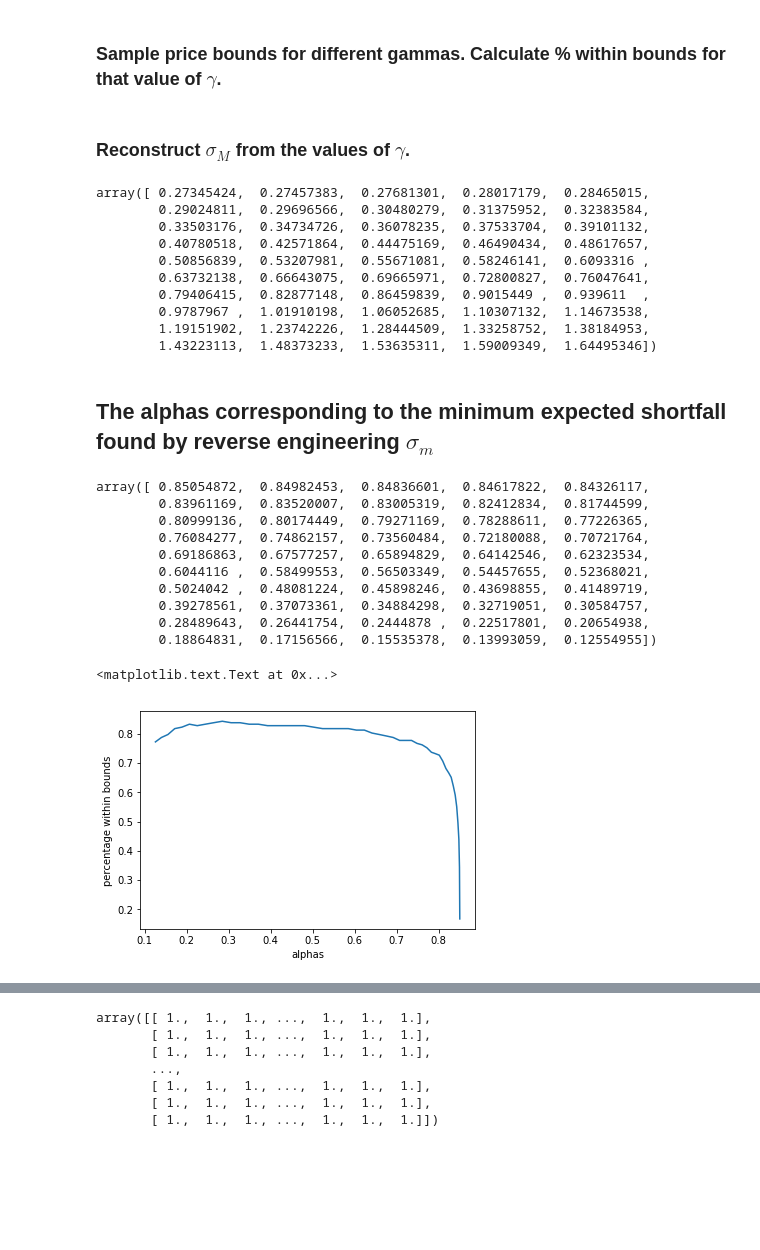
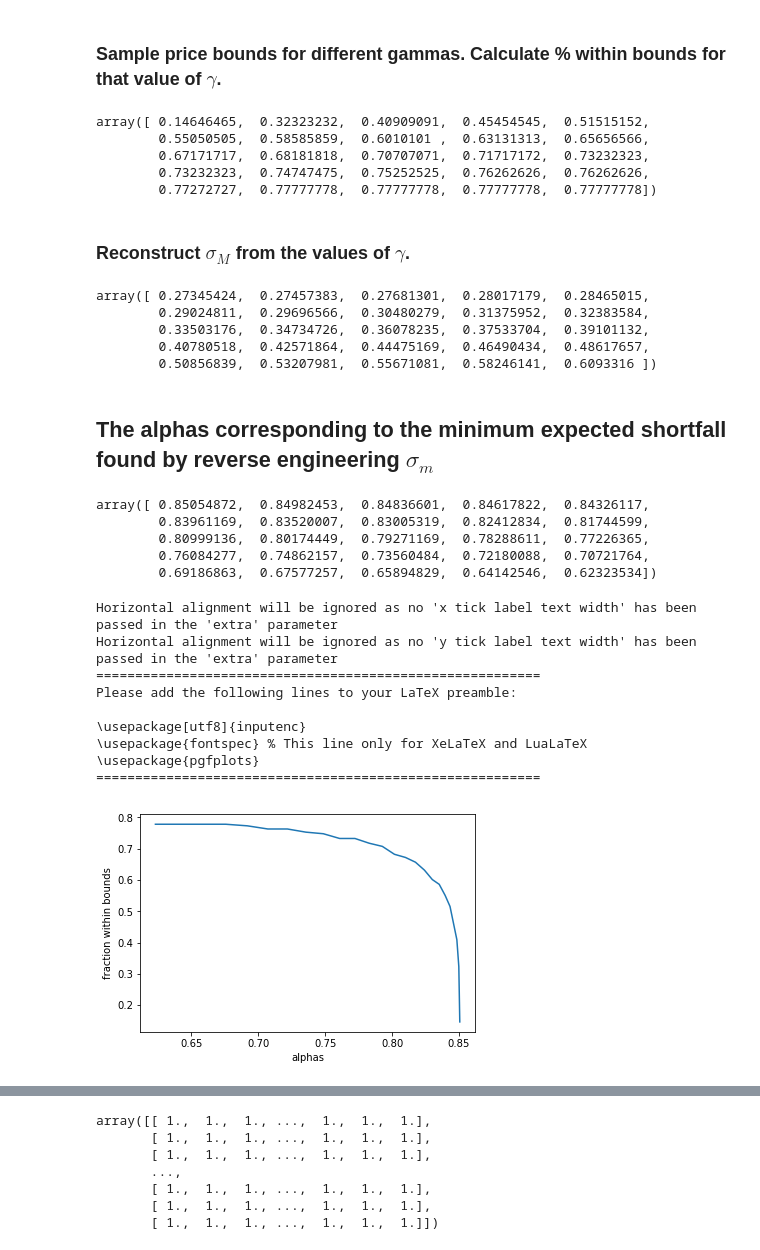
Before and after one commit to sebasv/thesis, a Jupyter notebook: Untitled1.ipynb, the cells around one changed output, grey strips where cells are left out. Cells and saved outputs as stored; diff of their text form; code cells hidden in the pictures; blank space fills up the shorter version.

```diff
--- a/Untitled1.ipynb
+++ b/Untitled1.ipynb
@@ -49,16 +51,22 @@ Y = [CVaR(x) for x in X]
 # %% [markdown]
 ### Sample price bounds for different gammas. Calculate % within bounds for that value of $\gamma$.
 # %%
-gammas = np.arange(.1, 10, .2)
+gammas = np.arange(.1, 5, .2)
 hits = np.zeros_like(gammas)
 for i, gamma in enumerate(gammas):
-    S, Mu, Ml = opt.inefficient(W, V, r, .01, .0419, .5193, .1183, gamma, .9)
+    S, Mu, Ml = opt.inefficient(W, V, r, .01, .0419, .5193, .1183, gamma, .75)
     hit = 0
     for k in K:
         idx = df.loc[df.K==k, 'T'].mul(100).astype(int).values
         hit += np.sum((df.loc[df.K==k, 'put'].values > P(Ml, k, S)[idx]) & (df.loc[df.K==k, 'put'].values < P(Mu, k, S)[idx]))
     hits[i] += hit/len(df)
 hits
+# %% [output]
+array([ 0.14646465,  0.32323232,  0.40909091,  0.45454545,  0.51515152,
+        0.55050505,  0.58585859,  0.6010101 ,  0.63131313,  0.65656566,
+        0.67171717,  0.68181818,  0.70707071,  0.71717172,  0.73232323,
+        0.73232323,  0.74747475,  0.75252525,  0.76262626,  0.76262626,
+        0.77272727,  0.77777778,  0.77777778,  0.77777778,  0.77777778])
 # %% [markdown]
 ### Reconstruct $\sigma_M$ from the values of $\gamma$.
 # %%
@@ -69,12 +77,7 @@ array([ 0.27345424,  0.27457383,  0.27681301,  0.28017179,  0.28465015,
         0.29024811,  0.29696566,  0.30480279,  0.31375952,  0.32383584,
         0.33503176,  0.34734726,  0.36078235,  0.37533704,  0.39101132,
         0.40780518,  0.42571864,  0.44475169,  0.46490434,  0.48617657,
-        0.50856839,  0.53207981,  0.55671081,  0.58246141,  0.6093316 ,
-        0.63732138,  0.66643075,  0.69665971,  0.72800827,  0.76047641,
-        0.79406415,  0.82877148,  0.86459839,  0.9015449 ,  0.939611  ,
-        0.9787967 ,  1.01910198,  1.06052685,  1.10307132,  1.14673538,
-        1.19151902,  1.23742226,  1.28444509,  1.33258752,  1.38184953,
-        1.43223113,  1.48373233,  1.53635311,  1.59009349,  1.64495346])
+        0.50856839,  0.53207981,  0.55671081,  0.58246141,  0.6093316 ])
 # %% [markdown]
 ## The alphas corresponding to the minimum expected shortfall found by reverse engineering $\sigma_m$
 # %%
@@ -85,16 +88,20 @@ array([ 0.85054872,  0.84982453,  0.84836601,  0.84617822,  0.84326117,
         0.83961169,  0.83520007,  0.83005319,  0.82412834,  0.81744599,
         0.80999136,  0.80174449,  0.79271169,  0.78288611,  0.77226365,
         0.76084277,  0.74862157,  0.73560484,  0.72180088,  0.70721764,
-        0.69186863,  0.67577257,  0.65894829,  0.64142546,  0.62323534,
-        0.6044116 ,  0.58499553,  0.56503349,  0.54457655,  0.52368021,
-        0.5024042 ,  0.48081224,  0.45898246,  0.43698855,  0.41489719,
-        0.39278561,  0.37073361,  0.34884298,  0.32719051,  0.30584757,
-        0.28489643,  0.26441754,  0.2444878 ,  0.22517801,  0.20654938,
-        0.18864831,  0.17156566,  0.15535378,  0.13993059,  0.12554955])
+        0.69186863,  0.67577257,  0.65894829,  0.64142546,  0.62323534])
 # %%
 plt.plot(alphas, hits)
 plt.xlabel('alphas')
-plt.ylabel('percentage within bounds')
+plt.ylabel('fraction within bounds');
+tikz_save('../scriptie/img/expectedshortfall.tex', figureheight='6in', figurewidth='8in')
 # %% [output]
-<matplotlib.text.Text at 0x...>
+Horizontal alignment will be ignored as no 'x tick label text width' has been passed in the 'extra' parameter
+Horizontal alignment will be ignored as no 'y tick label text width' has been passed in the 'extra' parameter
+=========================================================
+Please add the following lines to your LaTeX preamble:
+
+\usepackage[utf8]{inputenc}
+\usepackage{fontspec} % This line only for XeLaTeX and LuaLaTeX
+\usepackage{pgfplots}
+=========================================================
-[figure, old version]
+[figure, new version]
```
Also changed, not shown: parts of 6 cells of this notebook, 1 other file.
